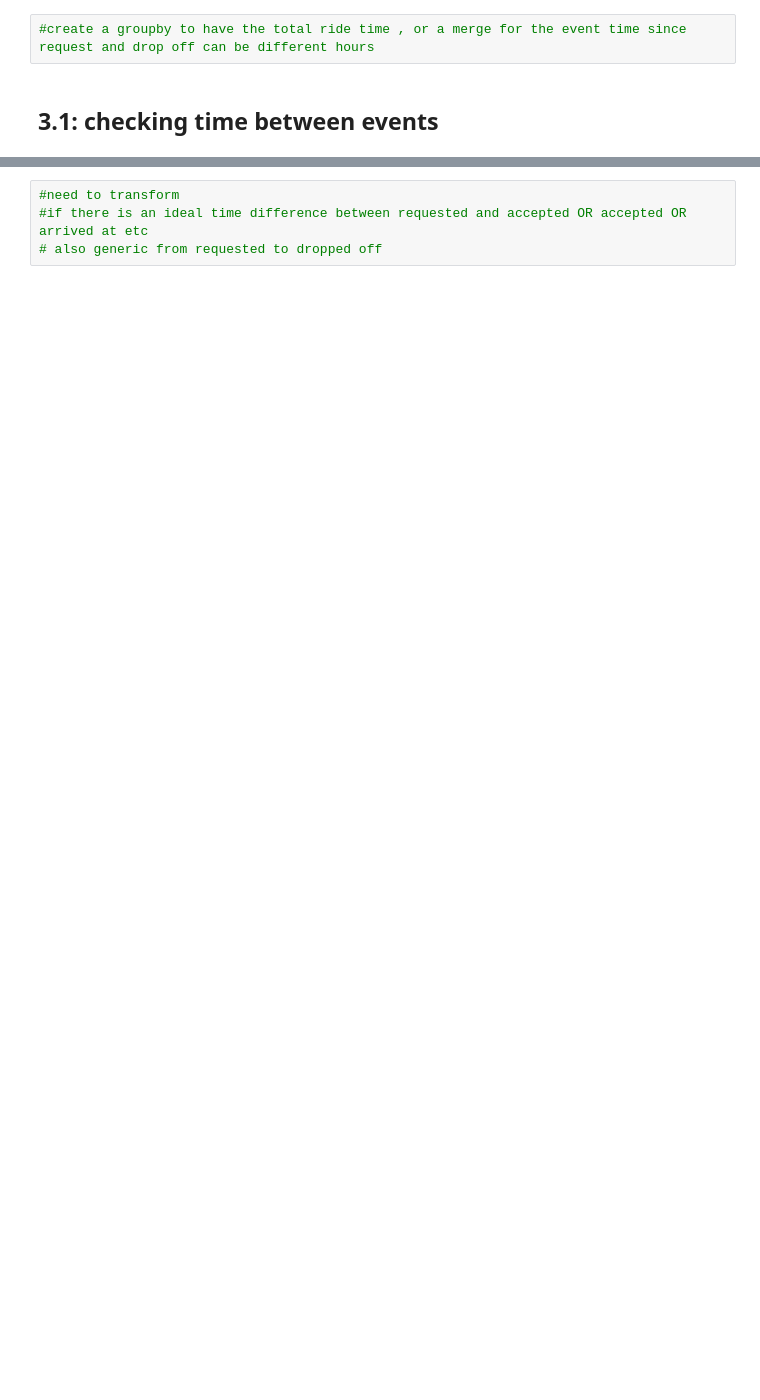
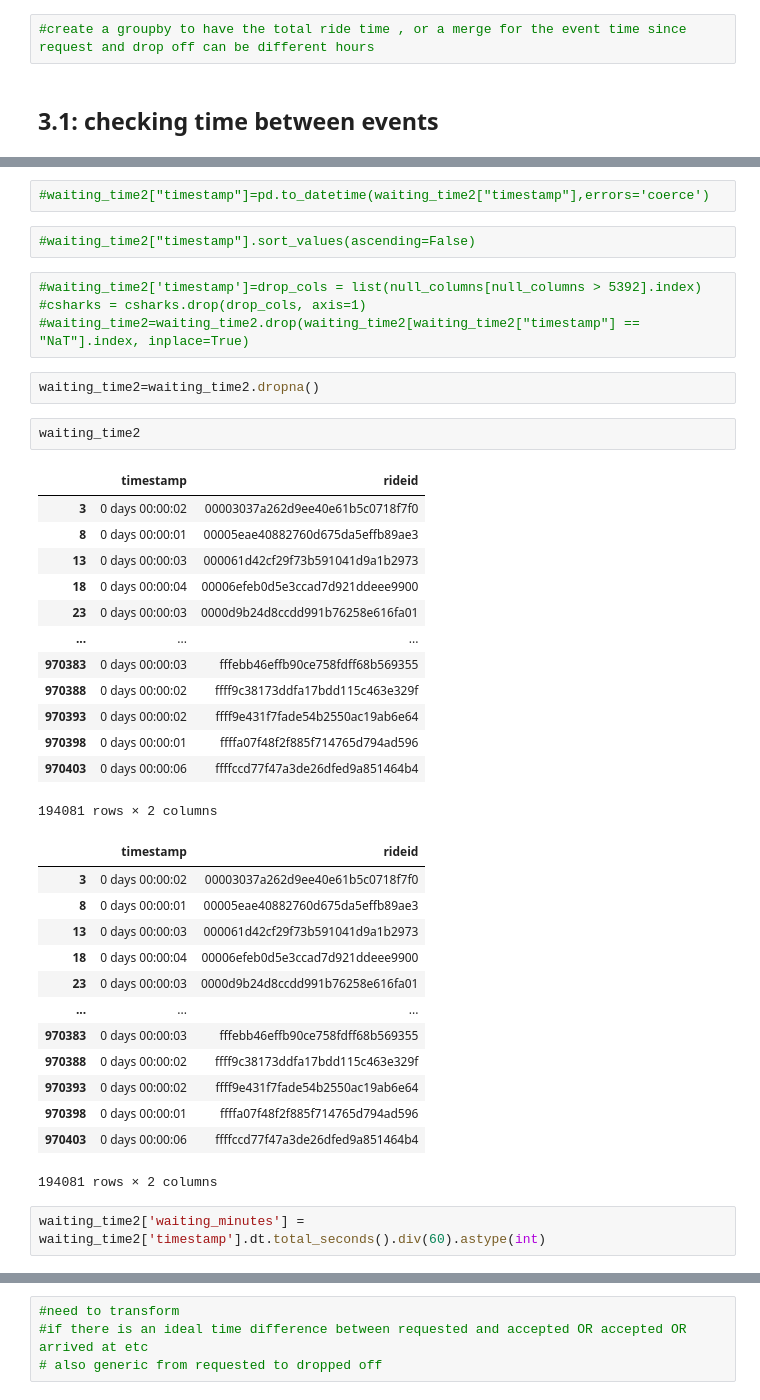
Before and after one commit to Brunadiasmiguel/challenge_drive, a Jupyter notebook: data_wrangling.ipynb, the cells around one changed output, grey strips where cells are left out. Cells and saved outputs as stored; diff of their text form; blank space fills up the shorter version.

```diff
--- a/data_wrangling.ipynb
+++ b/data_wrangling.ipynb
@@ -388,0 +638,41 @@ ridertime.head()
+# %%
+#waiting_time2["timestamp"]=pd.to_datetime(waiting_time2["timestamp"],errors='coerce')
+# %%
+#waiting_time2["timestamp"].sort_values(ascending=False)
+# %%
+#waiting_time2['timestamp']=drop_cols = list(null_columns[null_columns > 5392].index)
+#csharks = csharks.drop(drop_cols, axis=1)
+#waiting_time2=waiting_time2.drop(waiting_time2[waiting_time2["timestamp"] == "NaT"].index, inplace=True)
+# %%
+waiting_time2=waiting_time2.dropna()
+# %%
+waiting_time2
+# %% [output]
+|  | timestamp | rideid |
+| 3 | 0 days 00:00:02 | 00003037a262d9ee40e61b5c0718f7f0 |
+| 8 | 0 days 00:00:01 | 00005eae40882760d675da5effb89ae3 |
+| 13 | 0 days 00:00:03 | 000061d42cf29f73b591041d9a1b2973 |
+| 18 | 0 days 00:00:04 | 00006efeb0d5e3ccad7d921ddeee9900 |
+| 23 | 0 days 00:00:03 | 0000d9b24d8ccdd991b76258e616fa01 |
+| ... | ... | ... |
+| 970383 | 0 days 00:00:03 | fffebb46effb90ce758fdff68b569355 |
+| 970388 | 0 days 00:00:02 | ffff9c38173ddfa17bdd115c463e329f |
+| 970393 | 0 days 00:00:02 | ffff9e431f7fade54b2550ac19ab6e64 |
+| 970398 | 0 days 00:00:01 | ffffa07f48f2f885f714765d794ad596 |
+| 970403 | 0 days 00:00:06 | ffffccd77f47a3de26dfed9a851464b4 |
+194081 rows × 2 columns
+|  | timestamp | rideid |
+| 3 | 0 days 00:00:02 | 00003037a262d9ee40e61b5c0718f7f0 |
+| 8 | 0 days 00:00:01 | 00005eae40882760d675da5effb89ae3 |
+| 13 | 0 days 00:00:03 | 000061d42cf29f73b591041d9a1b2973 |
+| 18 | 0 days 00:00:04 | 00006efeb0d5e3ccad7d921ddeee9900 |
+| 23 | 0 days 00:00:03 | 0000d9b24d8ccdd991b76258e616fa01 |
+| ... | ... | ... |
+| 970383 | 0 days 00:00:03 | fffebb46effb90ce758fdff68b569355 |
+| 970388 | 0 days 00:00:02 | ffff9c38173ddfa17bdd115c463e329f |
+| 970393 | 0 days 00:00:02 | ffff9e431f7fade54b2550ac19ab6e64 |
+| 970398 | 0 days 00:00:01 | ffffa07f48f2f885f714765d794ad596 |
+| 970403 | 0 days 00:00:06 | ffffccd77f47a3de26dfed9a851464b4 |
+194081 rows × 2 columns
+# %%
+waiting_time2['waiting_minutes'] = waiting_time2['timestamp'].dt.total_seconds().div(60).astype(int)
```
Also changed, not shown: parts of 62 cells of this notebook.
